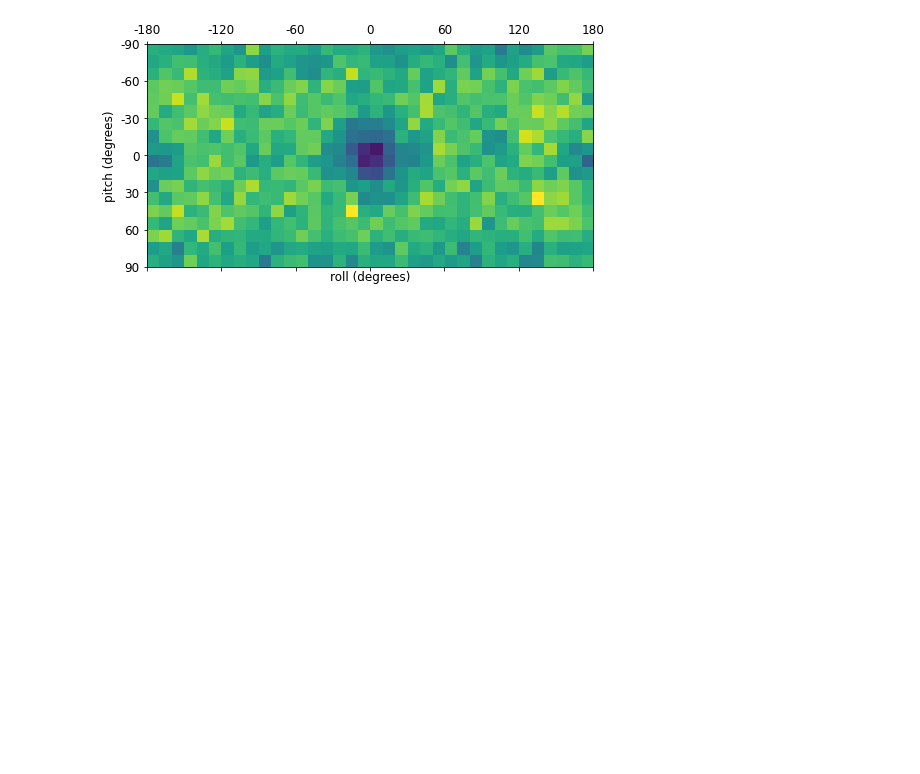
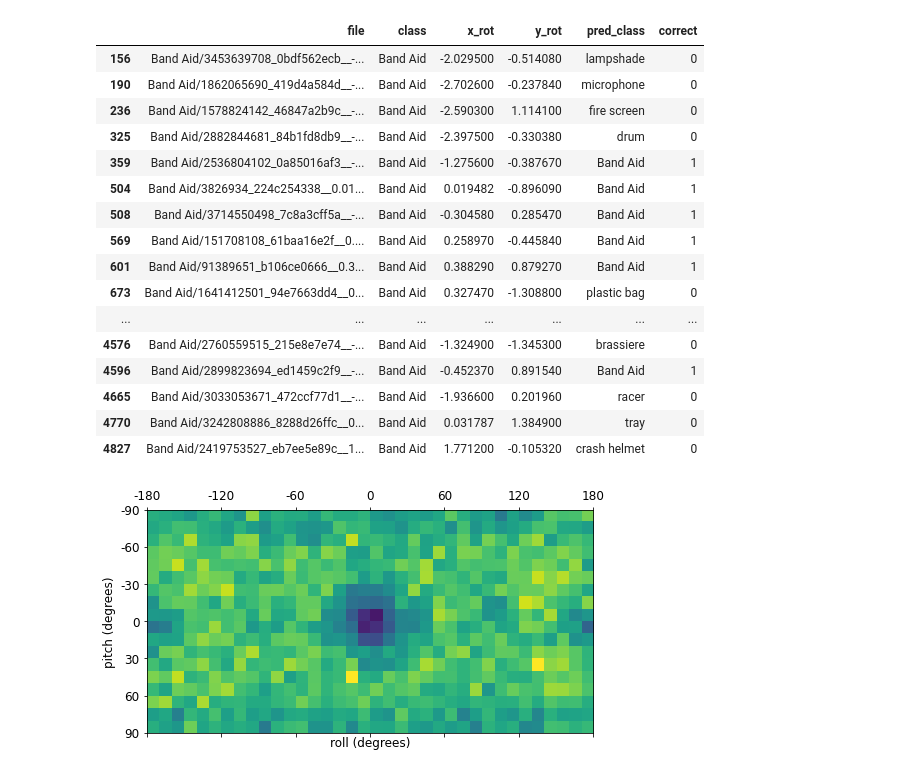
Before and after one commit to Artcs1/Spherical-Transformer-for-classification-on-sphericalimages, a Jupyter notebook: plots/error_x_rotation.ipynb, the cells around one changed output. Saved outputs shown, nothing was run; the diff lists cells and outputs as text; code cells hidden in the pictures; blank space fills up the shorter version.

Commit message:
implemented scripts for evaluation on sph_imagenet

```diff
--- a/plots/error_x_rotation.ipynb
+++ b/plots/error_x_rotation.ipynb
@@ -3,3 +3,6 @@ import matplotlib.pyplot as plt
 import pandas as pd
 import numpy as np
 import cv2
+from sklearn.metrics import classification_report
+
+pd.set_option('display.max_rows', None)
@@ -17,0 +9,2 @@ old_upright_results = pd.read_csv('upright_results_20000.txt')
+# %%
+vit_results = pd.read_csv("../imagenet_results.csv").drop("Unnamed: 0",axis=1)
@@ -17,0 +15,5 @@ old_upright_results = pd.read_csv('upright_results_20000.txt')
+# %%
+original_test = pd.read_csv("~/projects/pytorch-image-models/vit_imagenet_test.csv").drop("Unnamed: 0",axis=1)
+# %%
+vit_results["correct"] = np.where(original_test["class"] == vit_results["pred_class"], 1, 0)
+sph_vit_results["correct"] = np.where(original_test["class"] == sph_vit_results["pred_class"], 1, 0)
@@ -52,3 +72,23 @@ dtype: float64
+# %%
+vit_results[vit_results['class'] == 'Band Aid']
+# %% [output]
+|  | file | class | x_rot | y_rot | pred_class | correct |
+| 156 | Band Aid/3453639708_0bdf562ecb__-... | Band Aid | -2.029500 | -0.514080 | lampshade | 0 |
+| 190 | Band Aid/1862065690_419d4a584d__-... | Band Aid | -2.702600 | -0.237840 | microphone | 0 |
+| 236 | Band Aid/1578824142_46847a2b9c__-... | Band Aid | -2.590300 | 1.114100 | fire screen | 0 |
+| 325 | Band Aid/2882844681_84b1fd8db9__-... | Band Aid | -2.397500 | -0.330380 | drum | 0 |
+| 359 | Band Aid/2536804102_0a85016af3__-... | Band Aid | -1.275600 | -0.387670 | Band Aid | 1 |
+| 504 | Band Aid/3826934_224c254338__0.01... | Band Aid | 0.019482 | -0.896090 | Band Aid | 1 |
+| 508 | Band Aid/3714550498_7c8a3cff5a__-... | Band Aid | -0.304580 | 0.285470 | Band Aid | 1 |
+| 569 | Band Aid/151708108_61baa16e2f__0.... | Band Aid | 0.258970 | -0.445840 | Band Aid | 1 |
+| 601 | Band Aid/91389651_b106ce0666__0.3... | Band Aid | 0.388290 | 0.879270 | Band Aid | 1 |
+| 673 | Band Aid/1641412501_94e7663dd4__0... | Band Aid | 0.327470 | -1.308800 | plastic bag | 0 |
+| ... | ... | ... | ... | ... | ... | ... |
+| 4576 | Band Aid/2760559515_215e8e7e74__-... | Band Aid | -1.324900 | -1.345300 | brassiere | 0 |
+| 4596 | Band Aid/2899823694_ed1459c2f9__-... | Band Aid | -0.452370 | 0.891540 | Band Aid | 1 |
+| 4665 | Band Aid/3033053671_472ccf77d1__-... | Band Aid | -1.936600 | 0.201960 | racer | 0 |
+| 4770 | Band Aid/3242808886_8288d26ffc__0... | Band Aid | 0.031787 | 1.384900 | tray | 0 |
+| 4827 | Band Aid/2419753527_eb7ee5e89c__1... | Band Aid | 1.771200 | -0.105320 | crash helmet | 0 |
 # %%
 acc_map = np.zeros((18,36))
 frq_map = np.zeros((18,36))
```
Also changed, not shown: parts of 12 cells of this notebook, 3 other files.
